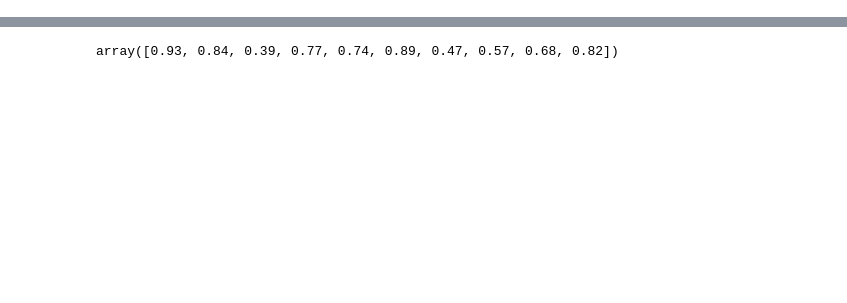
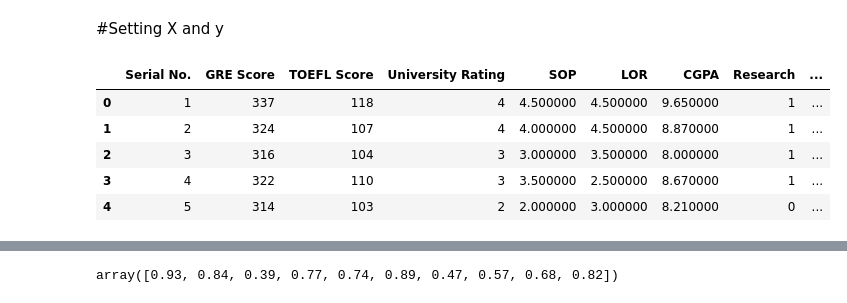
Before and after one commit to ashishkumarsaklani/Jam-project, a Jupyter notebook: Jamboree_Linear_Model.ipynb, the cells around one changed output, grey strips where cells are left out. Cells and saved outputs as stored; diff of their text form; code cells hidden in the pictures; blank space fills up the shorter version.

```diff
--- a/Jamboree_Linear_Model.ipynb
+++ b/Jamboree_Linear_Model.ipynb
@@ -28,5 +43,17 @@ df.head().style.set_properties(**{'background':'black','border': '1.5px solid bl
+# %% [markdown]
+#Setting X and y
 # %%
 #setting X and y
 
 X = df.drop('Chance of Admit ', axis=1)
 y = df['Chance of Admit ']
+# %%
+#checking data
+df.head().style.set_properties(**{'background':'black','border': '1.5px solid blue','color': 'red'})
+# %% [output]
+|  | Serial No. | GRE Score | TOEFL Score | University Rating | SOP | LOR | CGPA | Research | ... |
+| 0 | 1 | 337 | 118 | 4 | 4.500000 | 4.500000 | 9.650000 | 1 | ... |
+| 1 | 2 | 324 | 107 | 4 | 4.000000 | 4.500000 | 8.870000 | 1 | ... |
+| 2 | 3 | 316 | 104 | 3 | 3.000000 | 3.500000 | 8.000000 | 1 | ... |
+| 3 | 4 | 322 | 110 | 3 | 3.500000 | 2.500000 | 8.670000 | 1 | ... |
+| 4 | 5 | 314 | 103 | 2 | 2.000000 | 3.000000 | 8.210000 | 0 | ... |
```
Also changed, not shown: parts of 35 cells of this notebook.
